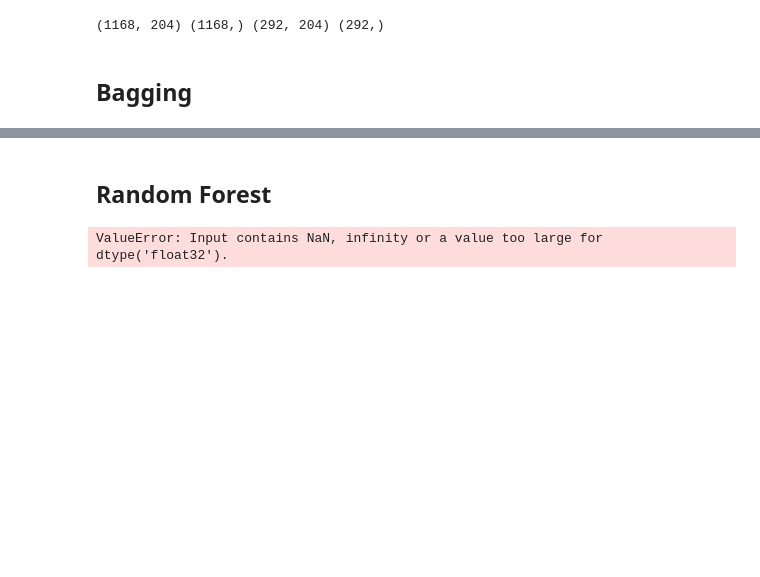
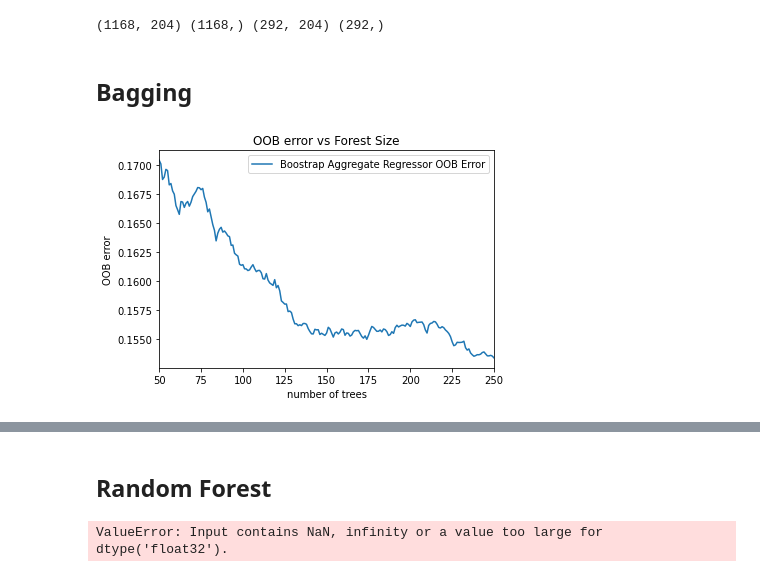
Before and after one commit to sofiapasquini/Cs9860A-Final-Project, a Jupyter notebook: CS9860A_Final_Project_Pasquini_Tondro.ipynb, the cells around one changed output, grey strips where cells are left out. Cells and saved outputs as stored; diff of their text form; code cells hidden in the pictures; blank space fills up the shorter version.

Commit message:
Add files via upload
fixed some nan entries in training data, implemented training a bagging regressor on several different instances to tune "n_estimators" using OOB error

```diff
--- a/CS9860A_Final_Project_Pasquini_Tondro.ipynb
+++ b/CS9860A_Final_Project_Pasquini_Tondro.ipynb
@@ -241,3 +241,20 @@ df_train.describe()
 | 75% | 70.000000 | 80.000000 | 11601.500000 | 0.000000 | 0.000000 | 6.000000 | 2000.000000 | 2004.000000 | ... |
 | max | 190.000000 | 313.000000 | 215245.000000 | 1.000000 | 1.000000 | 9.000000 | 2010.000000 | 2010.000000 | ... |
 8 rows × 205 columns
+# %%
+#look into what is going wrong with the Nan values left over after this processing?
+# X_train_z_scaled[0:10,:] # there are still a few Nan's left
+
+#what is the corresponding column name? Let's check to see how best to address this
+# display(df_train.head(10))
+
+#this column is the lot frontage, i think that a NaN value could/should be replaced with the mean values?
+#a nan value perhaps means that there is no lot associated with the property- an apartment for exampl??
+#in this case we should set all of the Nan values to 0
+
+df_train["LotFrontage"].fillna(0,inplace=True)
+
+#now check it worked
+display(df_train.head(10))
+
+#-CHECK LATER
@@ -297,4 +327,39 @@ print(X_train.shape, y_train.shape, X_val.shape, y_val.shape)
 # %%
 from sklearn.ensemble import BaggingRegressor
 
-BagReg=BaggingRegressor(oob_score=True, random_state=0)
+# BagReg=BaggingRegressor(oob_score=True, random_state=0)
+
+
+# we are iterating over/ tuning the number of trees
+from collections import OrderedDict
+
+ensemble_clf=[('Boostrap Aggregate Regressor OOB Error', BaggingRegressor(oob_score=True, random_state=0))]
+
+error_rate=OrderedDict((label,  []) for label, _ in ensemble_clf)
+
+#specify the range of trees we wish to explore
+min_trees=50
+max_trees=250
+
+for label, clf in ensemble_clf:
+    for i in range(min_trees, max_trees+1):
+        clf.set_params(n_estimators=i) #set the number of trees for each forest
+        clf.fit(X_train,y_train)
+
+        #make sure to record the OOB score for each forest
+        oob_error=1-clf.oob_score_
+        error_rate[label].append((i,oob_error))
+
+#now create a plot to visualize the OOB error as a function of the size of the forest
+for label, clf_err in error_rate.items():
+    xs, ys=zip(*clf_err)
+    plt.plot(xs,ys, label=label)
+
+plt.xlim(min_trees, max_trees)
+plt.xlabel("number of trees")
+plt.ylabel("OOB error")
+plt.legend(loc='upper right')
+plt.title("OOB error vs Forest Size")
+plt.show()
+# %% [output]
+[figure, added]
```
Also changed, not shown: parts of 7 cells of this notebook.
